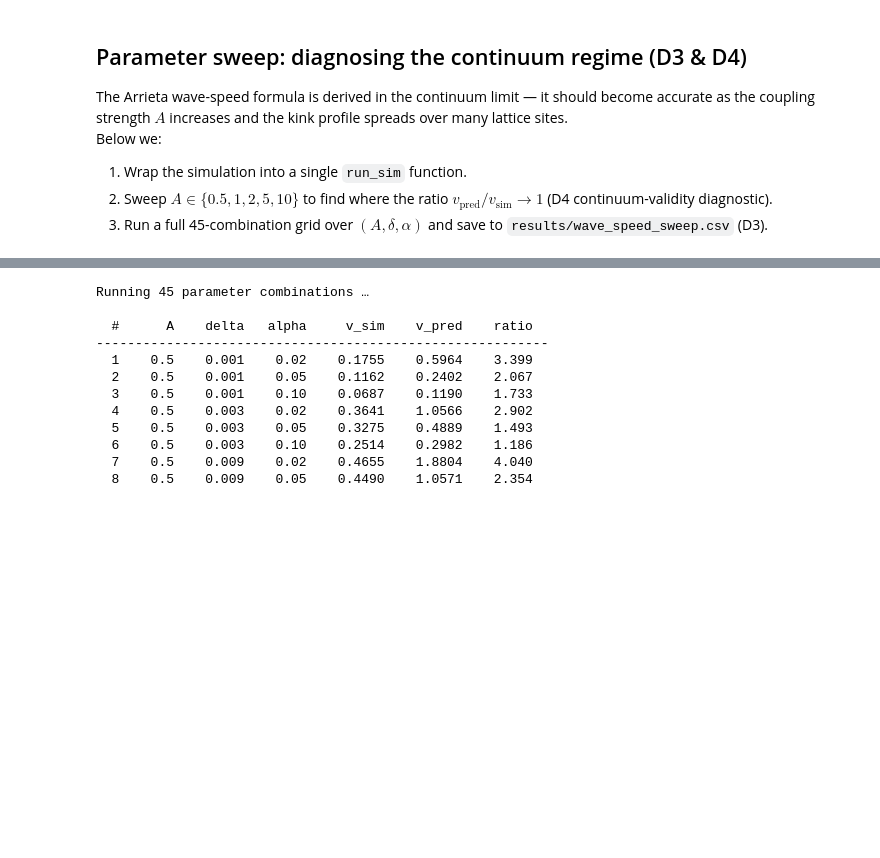
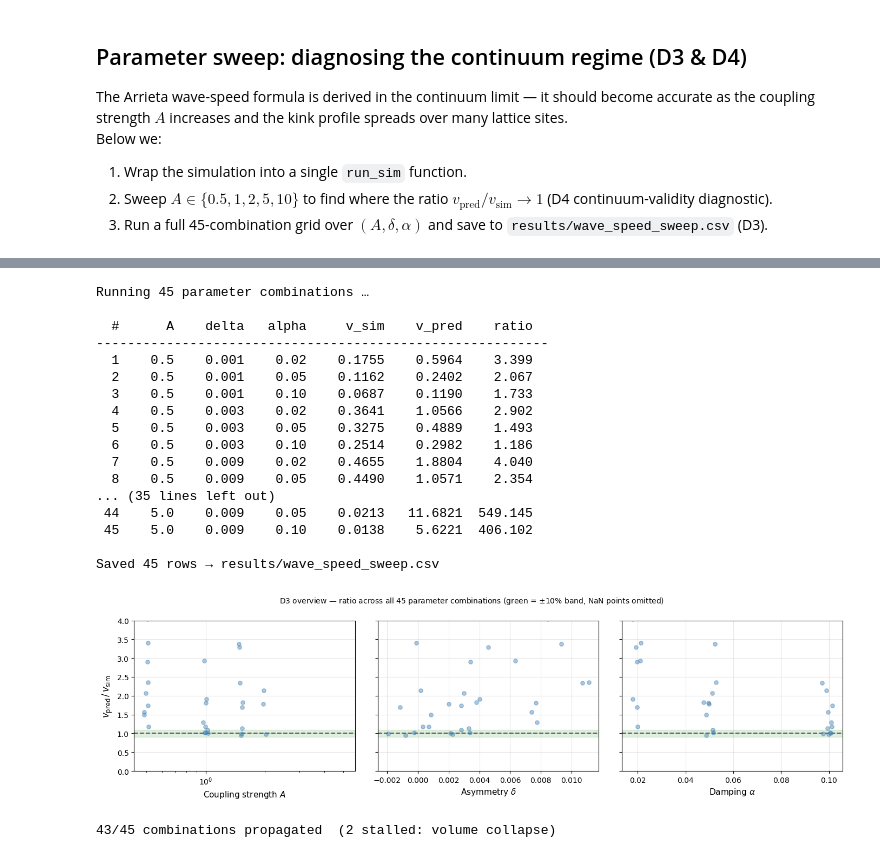
Before and after one commit to Stephang217/1D_Diaghphragms_Fluid_Model, a Jupyter notebook: diaphragm_metafluid.ipynb, the cells around one changed output, grey strips where cells are left out. Saved outputs shown, nothing was run; the diff lists cells and outputs as text; code cells hidden in the pictures; blank space fills up the shorter version.

Commit message:
changed cell order to be more of a cohesive story and added a zoomed in plot for A to go alongsode those for delta and alpha

```diff
--- a/diaphragm_metafluid.ipynb
+++ b/diaphragm_metafluid.ipynb
@@ -866,7 +828,7 @@ Below we:
 2. Sweep $A \in \{0.5, 1, 2, 5, 10\}$ to find where the ratio $v_\text{pred}/v_\text{sim} \to 1$ (D4 continuum-validity diagnostic).
 3. Run a full 45-combination grid over $(A, \delta, \alpha)$ and save to `results/wave_speed_sweep.csv` (D3).
 # %%
-def run_sim(A, delta, alpha, N=120, T=150.0, dt=1e-4,
+def run_sim(A, delta, alpha, N=120, T=150, dt=1e-4,
             n_sponge=10, damp_max=4.0, n_trigger=5):
     """
     Run one simulation and return (v_measured, v_predicted, ratio).
@@ -1026,13 +944,13 @@ plt.show()
 #
 # Key findings from the sweep (explained in the markdown cell below):
 #   - Formula accurate (ratio ≈ 1) only at A=1, small δ, large α
-#   - A > 1.8 → volume collapse → wave stalls → ratio explodes
+#   - A > 2.0 → volume collapse → wave stalls → ratio explodes
 #   - Large δ → narrow kink → discrete effects → ratio >> 1
 #   - Small α → ringing → hidden dissipation → ratio > 1
 
 import itertools, csv, os
 
-A_sweep     = [0.5, 1.0, 2.0, 5.0, 10.0]
+A_sweep     = [0.5, 1.0, 1.5, 2.0, 5.0]
 delta_sweep = [0.001, 0.003, 0.009]
 alpha_sweep = [0.02,  0.05,  0.1]
 
@@ -1071,3 +989,8 @@ Running 45 parameter combinations …
   6    0.5    0.003    0.10    0.2514    0.2982    1.186
   7    0.5    0.009    0.02    0.4655    1.8804    4.040
   8    0.5    0.009    0.05    0.4490    1.0571    2.354
+... (35 lines left out)
+ 44    5.0    0.009    0.05    0.0213   11.6821  549.145
+ 45    5.0    0.009    0.10    0.0138    5.6221  406.102
+
+Saved 45 rows → results/wave_speed_sweep.csv
@@ -1119,3 +997,70 @@ print(f"Number of runs with ratios within 10% of 1: {np.sum(np.abs(r_col[valid]
+# %%
+# ── D3/D4 overview: ratio scatter across all 45 parameter combinations ─────────
+#
+# Purpose: show the full spread of the sweep before zooming in on individual
+# parameters in the three cells below.  Each point is one simulation run.
+# Multiple points at the same x-value correspond to different combinations of
+# the other two parameters — their vertical spread is the uncertainty in the
+# ratio due to those other parameters.
+#
+# Design choices:
+#   - Scatter (not mean ± std): individual points reveal outliers and asymmetry
+#     that a single error bar would hide.  The std is computed for the mean line
+#     but not drawn, because error bars on a log x-axis look messy.
+#   - Small horizontal jitter: the x values are discrete (only 3 or 5 distinct
+#     values per panel), so without jitter all points at the same x would
+#     overlap and look like one point.  Jitter is proportional to x on the
+#     log-scale A panel so spacing is visually uniform.
+#   - Y-axis capped at 4: a handful of combinations near volume collapse give
+#     ratios of 10–30.  Including them would compress the interesting region
+#     (ratio 1–3) into a thin strip at the bottom.  Their absence above y=4
+#     is visible as a gap in the A panel.
+#   - Volume-collapse runs (ratio = NaN) are omitted; their absence clusters at
+#     large A and is itself the most dramatic result.
+
+import numpy as np
+rng = np.random.default_rng(42)
+
+data       = np.array(sweep_results, dtype=float)
+A_col, d_col, al_col, vm_col, vp_col, r_col = data.T
+valid      = ~np.isnan(r_col)
+
+param_specs = [
+    (A_col,  sorted(set(A_col)),  r'Coupling strength $A$',  True),
+    (d_col,  sorted(set(d_col)),  r'Asymmetry $\delta$',    False),
+    (al_col, sorted(set(al_col)), r'Damping $\alpha$',      False),
+]
+
+fig, axes = plt.subplots(1, 3, figsize=(14, 4), sharey=True)
+
+for ax, (col, vals, label, use_log) in zip(axes, param_specs):
+    for v in vals:
+        mask = valid & (col == v)
+        pts  = r_col[mask]
+        if len(pts) == 0:
+            continue
+        # proportional jitter on log scale, absolute on linear scale
+        jitter = rng.uniform(-0.03*v, 0.03*v, len(pts)) if use_log else rng.uniform(-0.003, 0.003, len(pts))
+        ax.scatter(v + jitter, pts, alpha=0.45, s=28, color='steelblue', zorder=3)
+    ax.axhline(1.0, color='k', linestyle='--', alpha=0.6)
+    ax.axhspan(0.9, 1.1, alpha=0.12, color='green')
+    ax.set_xlabel(label, fontsize=11)
+    ax.set_ylim(0, 4)
+    ax.grid(True, alpha=0.3)
+    if use_log:
+        ax.set_xscale('log')
+
+axes[0].set_ylabel(r'$v_{\rm pred}\,/\,v_{\rm sim}$', fontsize=12)
+fig.suptitle('D3 overview — ratio across all 45 parameter combinations '
+             '(green = $\\pm$10% band, NaN points omitted)', fontsize=10)
+plt.tight_layout()
+plt.show()
+
+n_valid = valid.sum()
+print(f"{n_valid}/45 combinations propagated  ({45 - n_valid} stalled: volume collapse)")
+# %% [output]
+[figure, added]
+43/45 combinations propagated  (2 stalled: volume collapse)
 # %% [markdown]
 ## Physical interpretation of the parameter sweep
 
```
Also changed, not shown: parts of 13 cells of this notebook.
